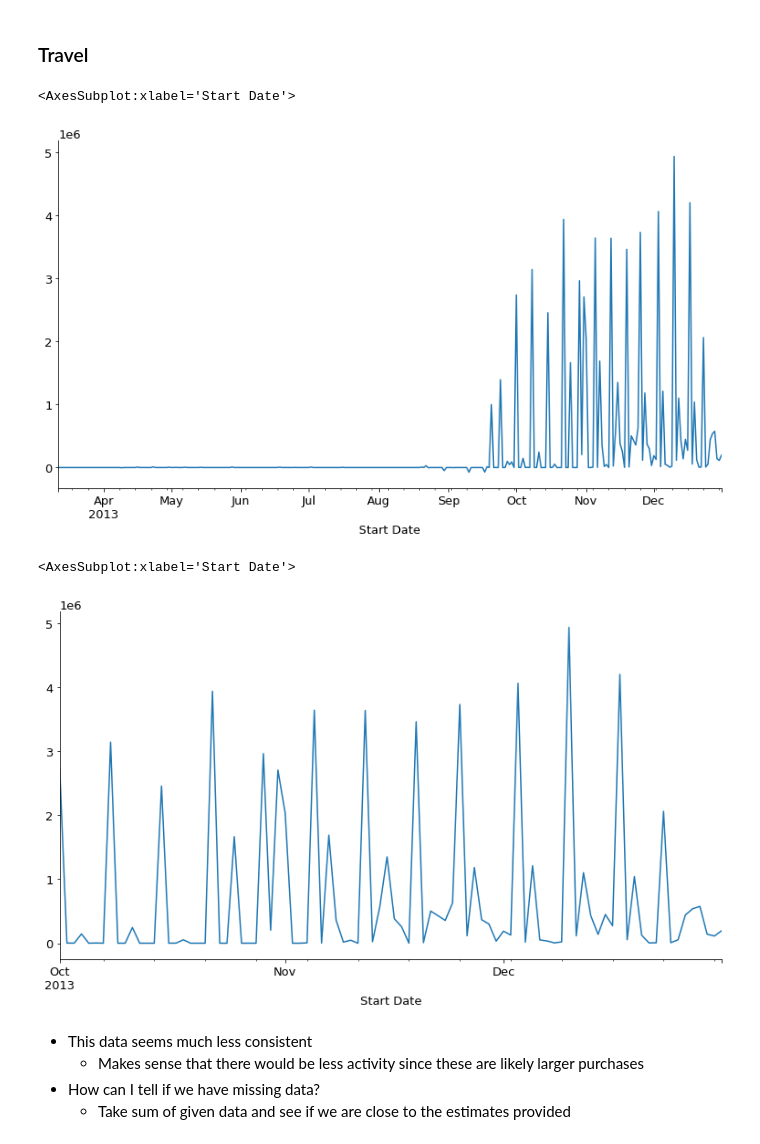
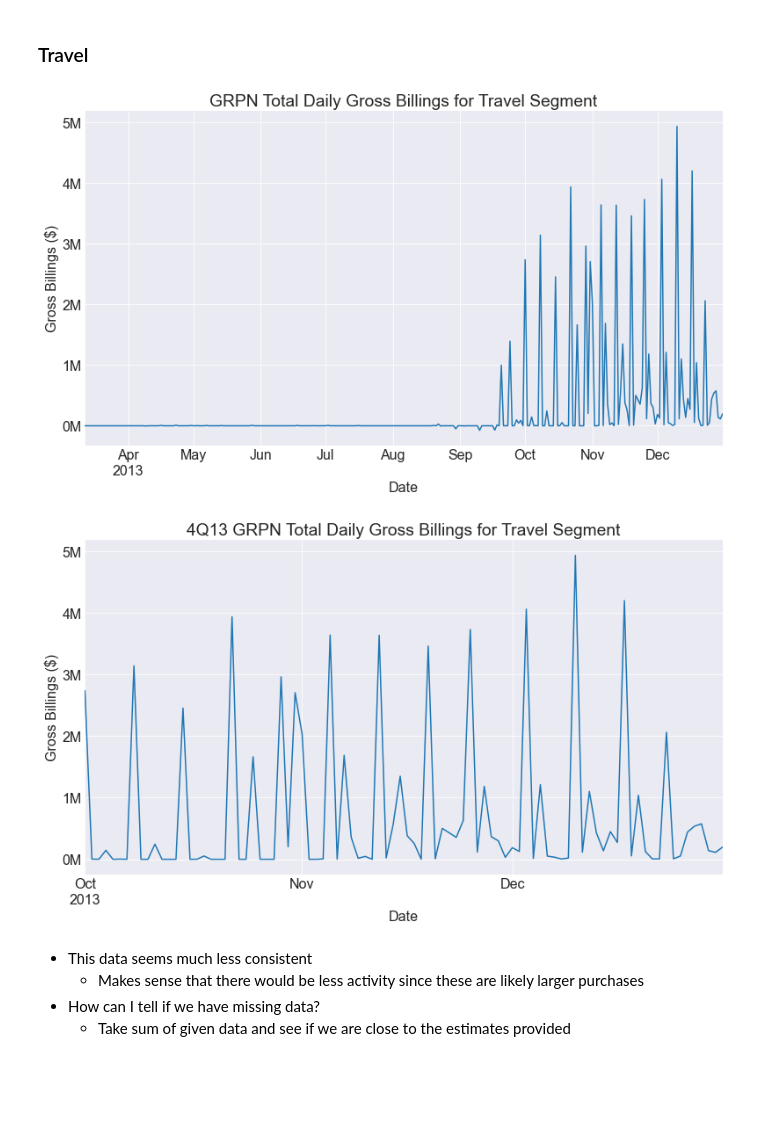
Before and after one commit to adam-talbot/time_series_personal_project, a Jupyter notebook: GRPN.ipynb, the cells around one changed output. Drawn from its saved outputs; the diff is of its cells as text; code cells hidden in the pictures; blank space fills up the shorter version.

Commit message:
formatted plots

```diff
--- a/GRPN.ipynb
+++ b/GRPN.ipynb
@@ -17,9 +17,13 @@ from datetime import datetime
 import warnings
 warnings.filterwarnings("ignore")
 
+# plt.rc('figure', figsize=(13, 7))
+# plt.rc('axes.spines', top=False, right=False)
+# plt.rc('font', size=13)
+# visualization settings
 plt.rc('figure', figsize=(13, 7))
-plt.rc('axes.spines', top=False, right=False)
-plt.rc('font', size=13)
+plt.rc('font', size=16)
+plt.style.use('seaborn-darkgrid')
 # %% [markdown]
 ---
 ## Acquire Raw Data
@@ -586,14 +602,16 @@ goods_df['Gross Billings']['2013-10' : '2013-12'].sum()
 ### Travel
 # %%
 travel_df['Gross Billings'].resample('D').sum().plot()
+plt.gca().yaxis.set_major_formatter(lambda x, pos: '{:.0f}M'.format(x / 1_000_000))
+plt.gca().set(title='GRPN Total Daily Gross Billings for Travel Segment', xlabel='Date', ylabel='Gross Billings ($)');
 # %% [output]
-<AxesSubplot:xlabel='Start Date'>
-[figure, old version]
+[figure, new version]
 # %%
 travel_df['Gross Billings']['2013-10' : '2013-12'].resample('D').sum().plot()
+plt.gca().yaxis.set_major_formatter(lambda x, pos: '{:.0f}M'.format(x / 1_000_000))
+plt.gca().set(title='4Q13 GRPN Total Daily Gross Billings for Travel Segment', xlabel='Date', ylabel='Gross Billings ($)');
 # %% [output]
-<AxesSubplot:xlabel='Start Date'>
-[figure, old version]
+[figure, new version]
 # %% [markdown]
 - This data seems much less consistent
     - Makes sense that there would be less activity since these are likely larger purchases
```
Also changed, not shown: parts of 16 cells of this notebook, 1 other file.
